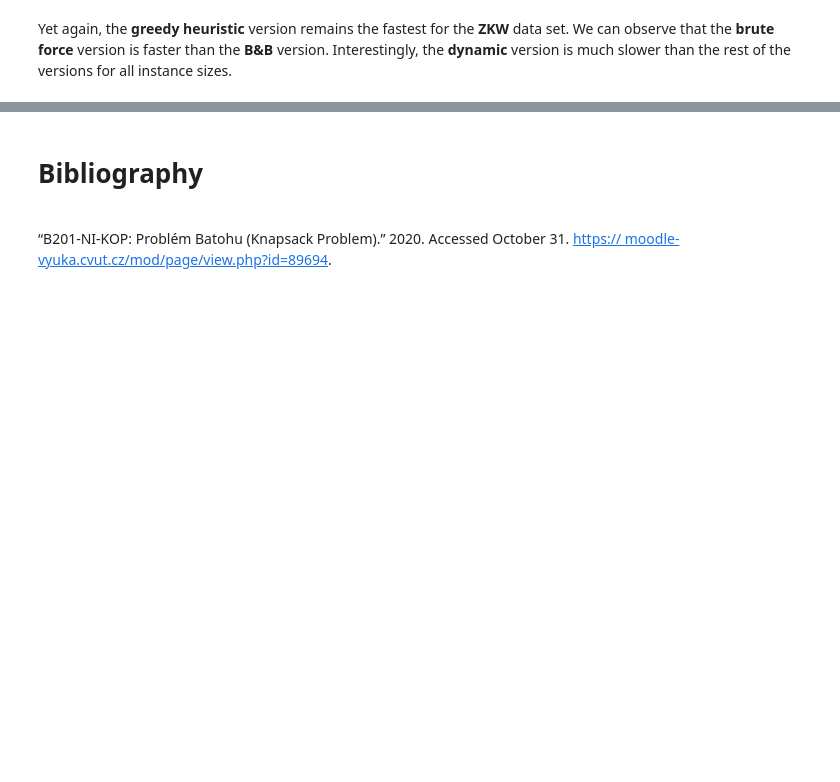
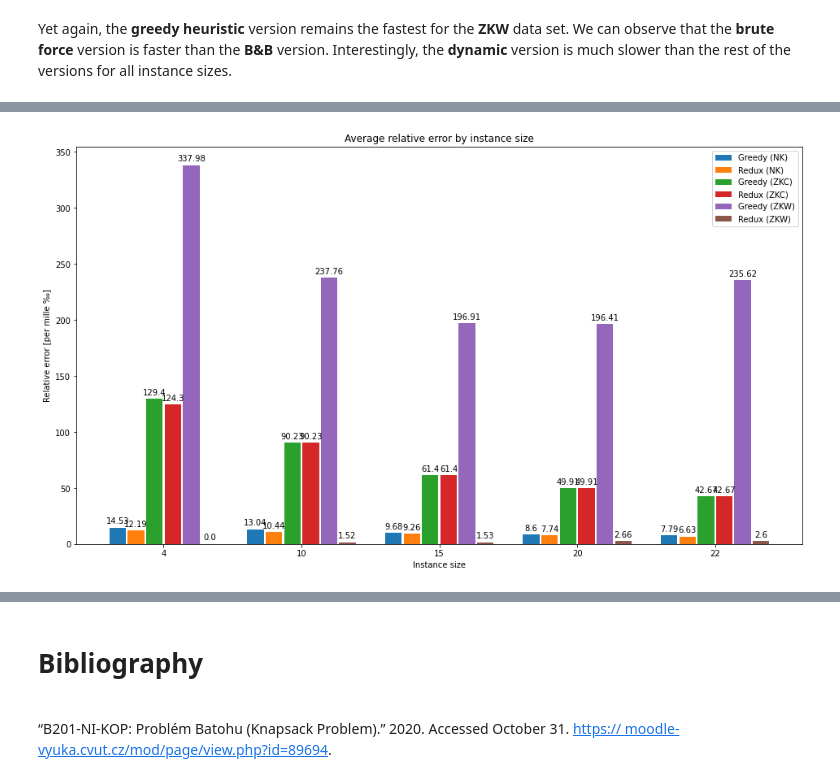
Before and after one commit to patrotom/combinatorial-optimization-problems, a Jupyter notebook: knapsack_heuristic/notebooks/knapsack_heuristic.ipynb, the cells around one changed output, grey strips where cells are left out. Cells and saved outputs as stored; diff of their text form; code cells hidden in the pictures; blank space fills up the shorter version.

Commit message:
Add heuristics relative errors analysis

```diff
--- a/knapsack_heuristic/notebooks/knapsack_heuristic.ipynb
+++ b/knapsack_heuristic/notebooks/knapsack_heuristic.ipynb
@@ -373,12 +396,22 @@ def load_time_data(v):
             time_data[v][t].append(float("{:.2f}".format(df.time.mean() * 1000000)))
 
     return time_data
-# %%
-instances = [4, 10, 15, 20, 22]
-
-time_nk = load_time_data("NK")
-time_zkc = load_time_data("ZKC")
-time_zkw = load_time_data("ZKW")
+# %%
+time_nk = load_time_data("NK")
+time_zkc = load_time_data("ZKC")
+time_zkw = load_time_data("ZKW")
+
+rel_errs = {
+    "NK": {"gh": [], "rgh": []},
+    "ZKC": {"gh": [], "rgh": []},
+    "ZKW": {"gh": [], "rgh": []},
+}
+
+for v in ["NK", "ZKC", "ZKW"]:
+    for t in ["gh", "rgh"]:
+        for n in instances:
+            df = pd.read_csv(f"../data/output/{v}/{t}/{v}{n}_out.csv", sep=";", dtype={"rel_err": float})
+            rel_errs[v][t].append(float("{:.2f}".format(df.rel_err.mean() * 1000)))
 # %% [markdown]
 ## 3.1 Execution Time Analysis
 
@@ -426,0 +469,6 @@ Yet again, the **greedy heuristic** version remains the fastest for the **ZKW**
+# %%
+fig, ax = plt.subplots()
+heuristic_graph(rel_errs, ax)
+plt.show()
+# %% [output]
+[figure, added]
```
Also changed, not shown: parts of 6 cells of this notebook.
